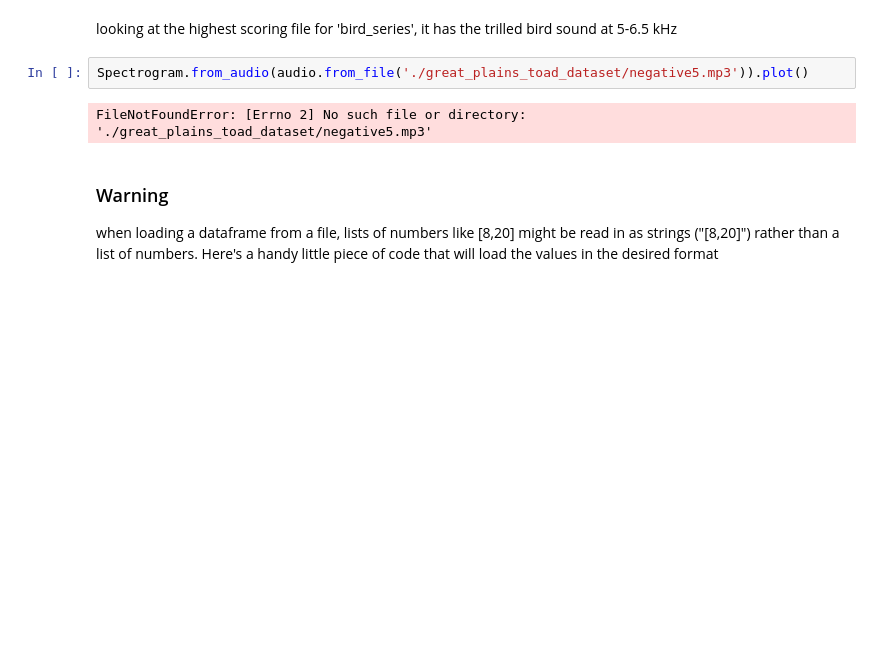
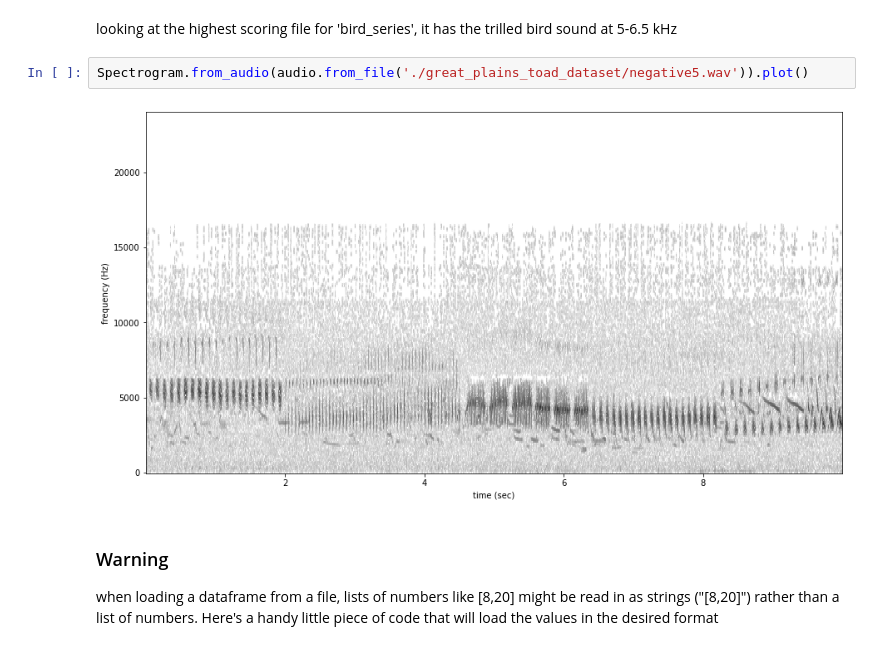
Before and after one commit to kitzeslab/opensoundscape, a Jupyter notebook: docs/tutorials/RIBBIT_pulse_rate_demo.ipynb, the cells around one changed output. Cells and saved outputs as stored; diff of their text form; blank space fills up the shorter version.

```diff
--- a/docs/tutorials/RIBBIT_pulse_rate_demo.ipynb
+++ b/docs/tutorials/RIBBIT_pulse_rate_demo.ipynb
@@ -304,9 +304,9 @@ Files with scores for each species, sorted by 'bird_series' score:
 # %% [markdown]
 looking at the highest scoring file for 'bird_series', it has the trilled bird sound at 5-6.5 kHz
 # %%
-Spectrogram.from_audio(audio.from_file('./great_plains_toad_dataset/negative5.mp3')).plot()
+Spectrogram.from_audio(audio.from_file('./great_plains_toad_dataset/negative5.wav')).plot()
 # %% [output]
-FileNotFoundError: [Errno 2] No such file or directory: './great_plains_toad_dataset/negative5.mp3'
+[figure, added]
 # %% [markdown]
 ### Warning
 when loading a dataframe from a file, lists of numbers like [8,20] might be read in as strings ("[8,20]") rather than a list of numbers.
```
Also changed, not shown: parts of 5 cells of this notebook, 3 other files.
